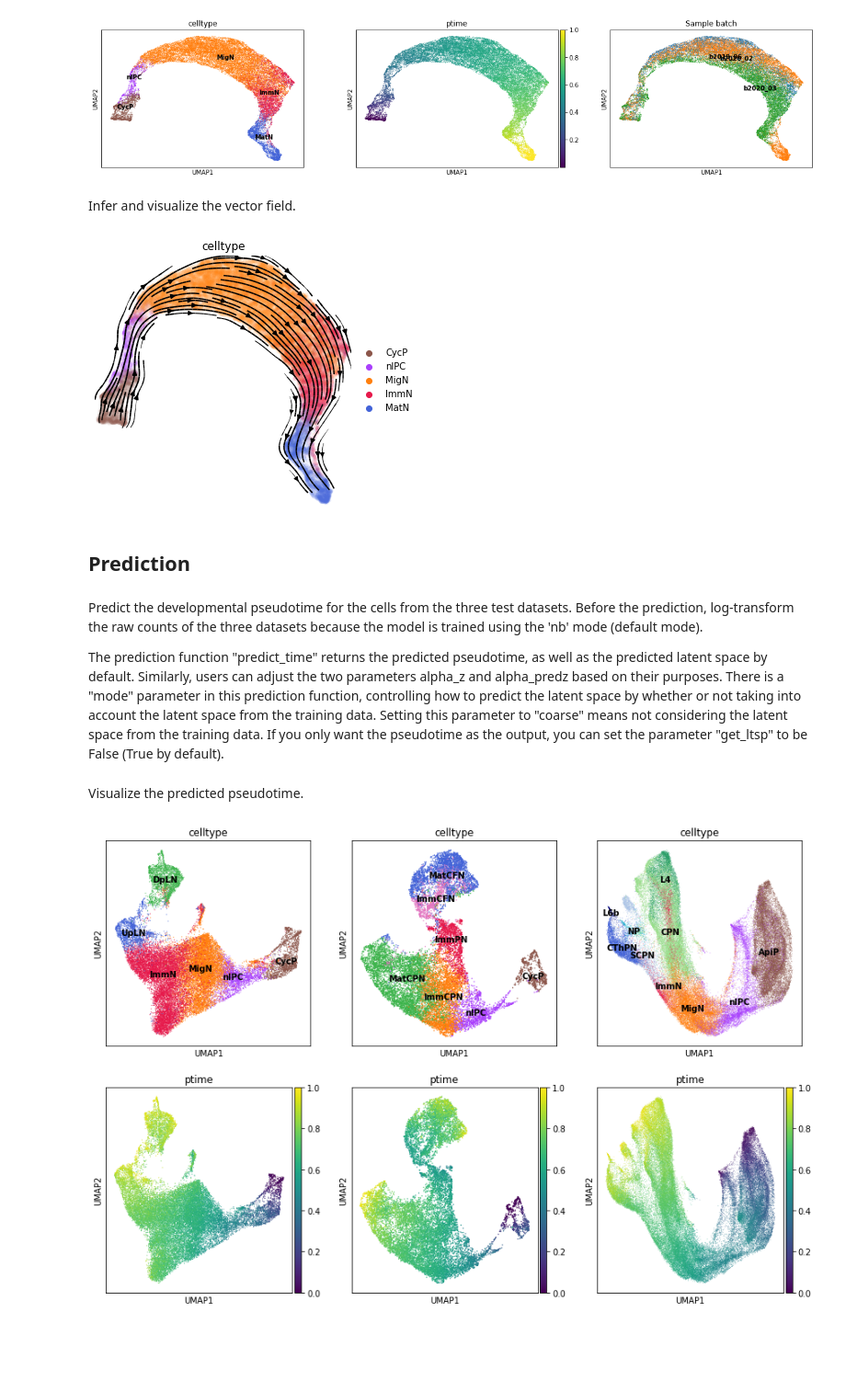
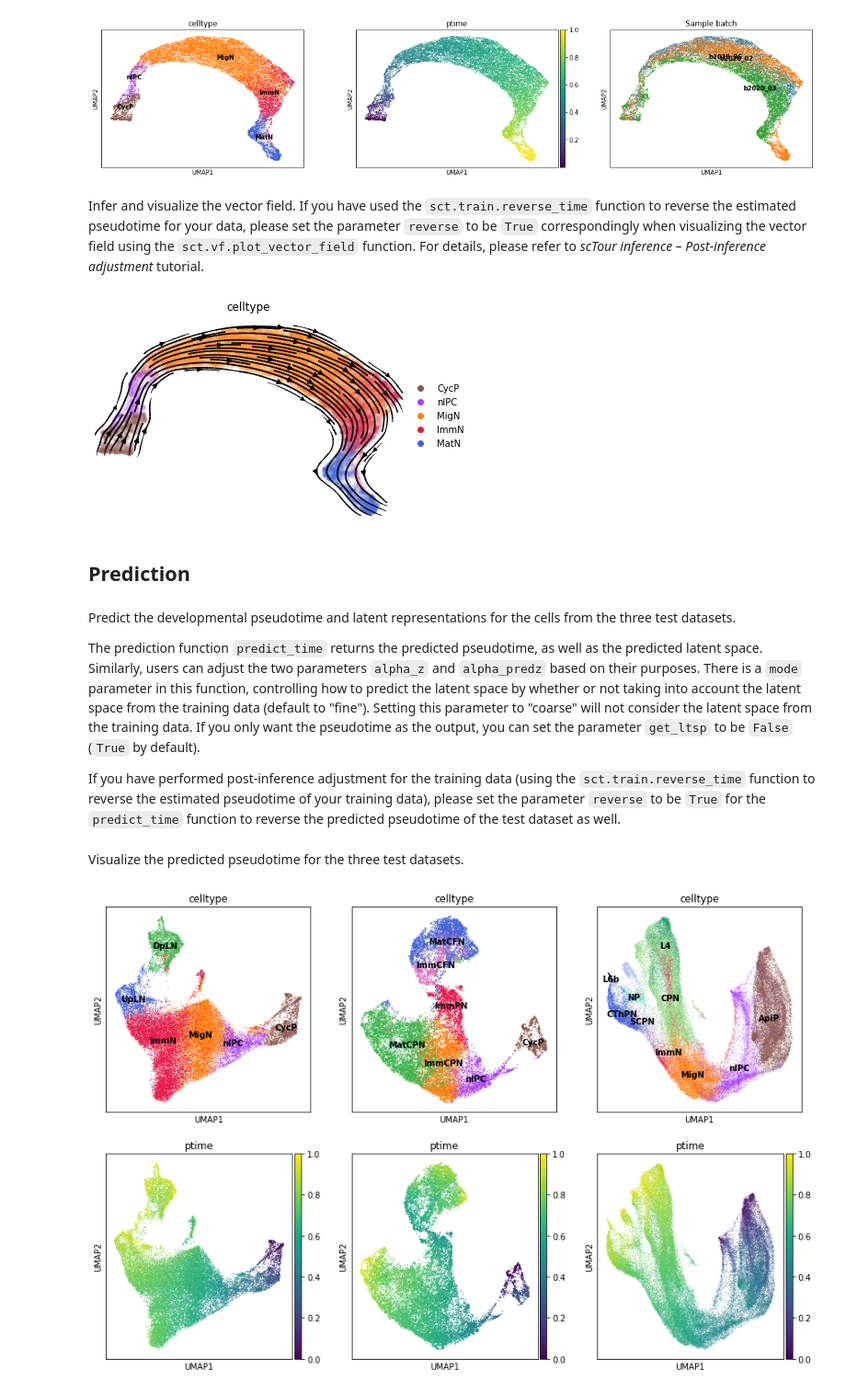
Before and after one commit to LiQian-XC/sctour, a Jupyter notebook: docs/source/notebook/scTour_prediction.ipynb, the cells around one changed output. Shown at 92% size. Drawn from its saved outputs; the diff is of its cells as text; code cells hidden in the pictures; blank space fills up the shorter version.

```diff
--- a/docs/source/notebook/scTour_prediction.ipynb
+++ b/docs/source/notebook/scTour_prediction.ipynb
@@ -60,3 +76 @@ log-transform the count before running scTour when you use the "nb" mode.
-# %%
-adata_train.X = np.log1p(adata_train.X)
 # %% [markdown]
@@ -84,21 +98,22 @@ Visualize the inferred developmental pseudotime on the UMAP embedding derived fr
 sc.pl.umap(adata_train, color=['celltype', 'ptime', 'Sample batch'], legend_loc='on data')
 # %% [output]
 [figure]
-# %% [markdown]
-Infer and visualize the vector field.
+# %% [markdown]
+Infer and visualize the vector field. If you have used the `sct.train.reverse_time` function to reverse the estimated pseudotime for your data, please set the parameter `reverse` to be `True` correspondingly when visualizing the vector field using the `sct.vf.plot_vector_field` function. For details, please refer to *scTour inference – Post-inference adjustment* tutorial.
 # %%
 adata_train.obsm['X_VF'] = tnode.get_vector_field(adata_train.obs['ptime'].values, adata_train.obsm['X_TNODE'])
-fig, ax = plt.subplots(ncols=1, nrows=1, figsize=(5, 5))
-sct.vf.plot_vector_field(adata_train, zs_key='TNODE', vf_key='VF', use_rep_neigh='TNODE', ax=ax, color='celltype',  t_key='ptime', frameon=False, size=80, alpha=0.05)
+sct.vf.plot_vector_field(adata_train, zs_key='X_TNODE', vf_key='X_VF', use_rep_neigh='X_TNODE', color='celltype', t_key='ptime', frameon=False, size=80, alpha=0.05)
 plt.show()
 # %% [output]
-[figure, old version]
+[figure, new version]
 # %% [markdown]
 ## Prediction
 # %% [markdown]
-Predict the developmental pseudotime for the cells from the three test datasets. Before the prediction, log-transform the raw counts of the three datasets because the model is trained using the 'nb' mode (default mode).
+Predict the developmental pseudotime and latent representations for the cells from the three test datasets.
 
-The prediction function "predict_time" returns the predicted pseudotime, as well as the predicted latent space by default. Similarly, users can adjust the two parameters alpha_z and alpha_predz based on their purposes. There is a "mode" parameter in this prediction function, controlling how to predict the latent space by whether or not taking into account the latent space from the training data. Setting this parameter to "coarse" means not considering the latent space from the training data. If you only want the pseudotime as the output, you can set the parameter "get_ltsp" to be False (True by default).
+The prediction function `predict_time` returns the predicted pseudotime, as well as the predicted latent space. Similarly, users can adjust the two parameters `alpha_z` and `alpha_predz` based on their purposes. There is a `mode` parameter in this function, controlling how to predict the latent space by whether or not taking into account the latent space from the training data (default to "fine"). Setting this parameter to "coarse" will not consider the latent space from the training data. If you only want the pseudotime as the output, you can set the parameter `get_ltsp` to be `False` (`True` by default).
+
+If you have performed post-inference adjustment for the training data (using the `sct.train.reverse_time` function to reverse the estimated pseudotime of your training data), please set the parameter `reverse` to be `True` for the `predict_time` function to reverse the predicted pseudotime of the test dataset as well.
 # %%
 #test dataset 1
 #test1_pred_t is the predicted pseudotime, and test1_pred_ltsp is the predicted latent space.
@@ -119,7 +131,7 @@ test3_pred_t, test3_pred_ltsp, _, _ = tnode.predict_time(adata_test3, alpha_z=0.
 adata_test3.obs['ptime'] = test3_pred_t
 adata_test3.obsm['X_TNODE'] = test3_pred_ltsp
 # %% [markdown]
-Visualize the predicted pseudotime.
+Visualize the predicted pseudotime for the three test datasets.
 # %%
 fig, axs = plt.subplots(ncols=3, nrows=2, figsize=(15, 10))
 for i, adata in enumerate([adata_test1, adata_test2, adata_test3]):
```
Also changed, not shown: parts of 12 cells of this notebook, 5 other files.
